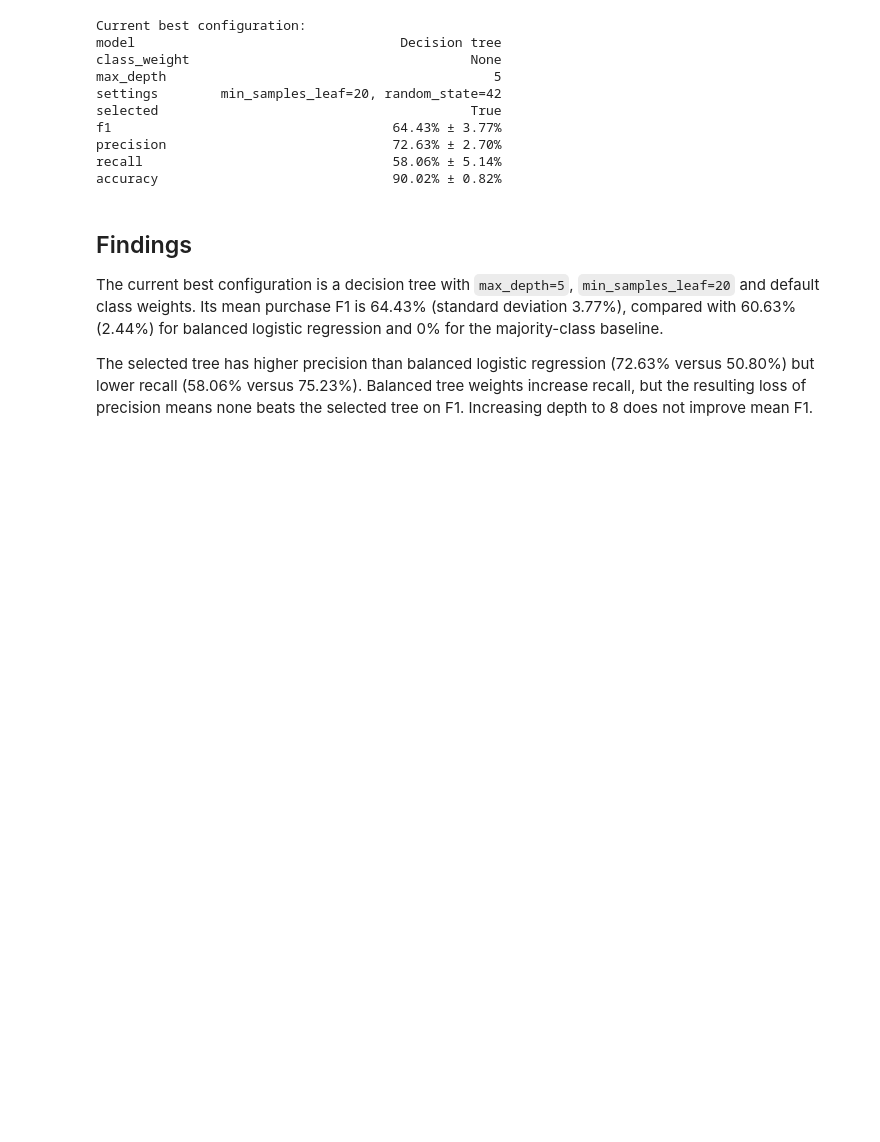
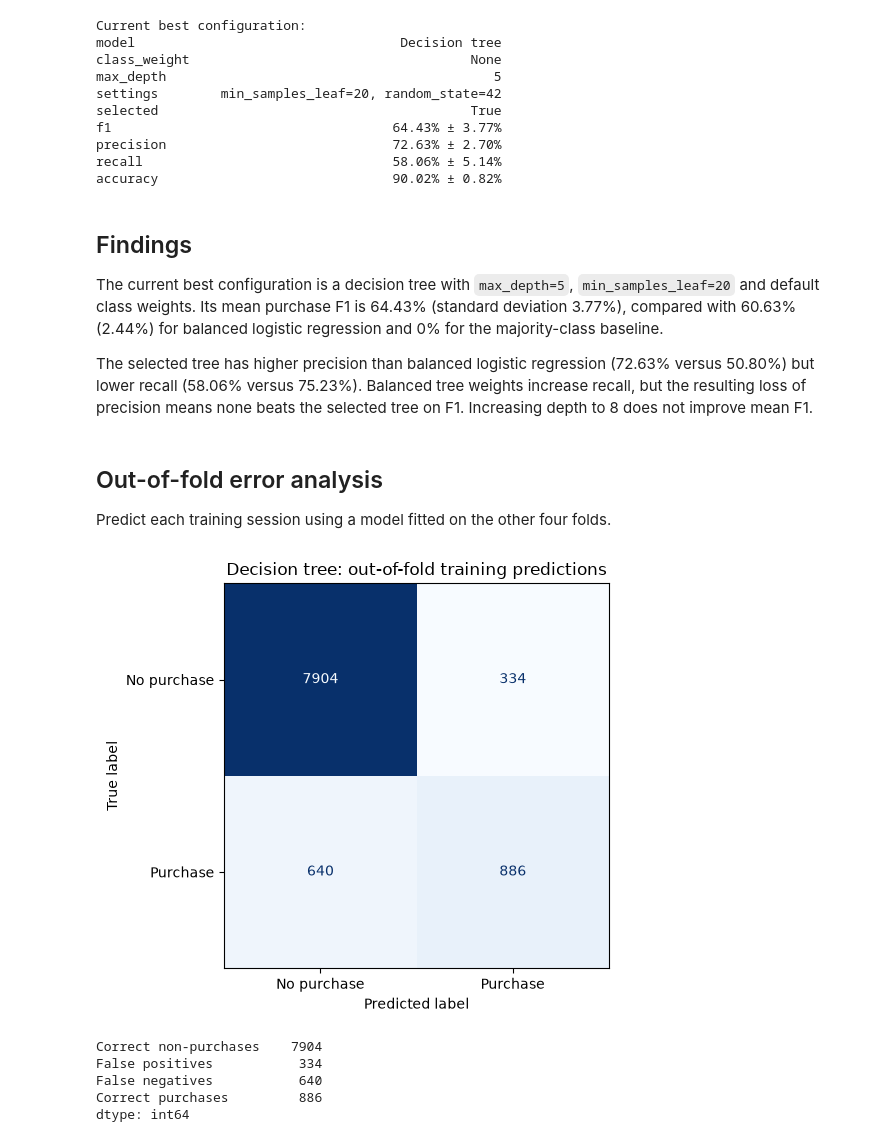
Before and after one commit to Olszewski-Jakub/Online-Shoppers-Purchasing-Intention, a Jupyter notebook: notebooks/06_model_comparison.ipynb, the cells around one changed output. Drawn from its saved outputs; the diff is of its cells as text; code cells hidden in the pictures; blank space fills up the shorter version.

Commit message:
feat(notebooks): add model error analysis and draft conclusion

```diff
--- a/notebooks/06_model_comparison.ipynb
+++ b/notebooks/06_model_comparison.ipynb
@@ -165,3 +166,40 @@ accuracy                              90.02% ± 0.82%
 The current best configuration is a decision tree with `max_depth=5`, `min_samples_leaf=20` and default class weights. Its mean purchase F1 is 64.43% (standard deviation 3.77%), compared with 60.63% (2.44%) for balanced logistic regression and 0% for the majority-class baseline.
 
 The selected tree has higher precision than balanced logistic regression (72.63% versus 50.80%) but lower recall (58.06% versus 75.23%). Balanced tree weights increase recall, but the resulting loss of precision means none beats the selected tree on F1. Increasing depth to 8 does not improve mean F1.
+# %% [markdown]
+## Out-of-fold error analysis
+
+Predict each training session using a model fitted on the other four folds.
+# %%
+best_family, best_estimator = candidates[best_index]
+best_model = Pipeline([
+    ("preprocessing", preprocessor),
+    ("model", best_estimator),
+])
+oof_predictions = cross_val_predict(
+    best_model, X_train, y_train, cv=cv_folds, method="predict"
+)
+cm = confusion_matrix(y_train, oof_predictions, labels=[False, True])
+ConfusionMatrixDisplay(
+    cm, display_labels=["No purchase", "Purchase"]
+).plot(cmap="Blues", values_format="d", colorbar=False)
+plt.title(f"{best_family}: out-of-fold training predictions")
+plt.tight_layout()
+plt.show()
+
+tn, fp, fn, tp = cm.ravel()
+error_summary = pd.Series({
+    "Correct non-purchases": tn,
+    "False positives": fp,
+    "False negatives": fn,
+    "Correct purchases": tp,
+})
+display(error_summary)
+assert cm.sum() == len(y_train)
+# %% [output]
+[figure, added]
+Correct non-purchases    7904
+False positives           334
+False negatives           640
+Correct purchases         886
+dtype: int64
```
Also changed, not shown: parts of 4 cells of this notebook.
